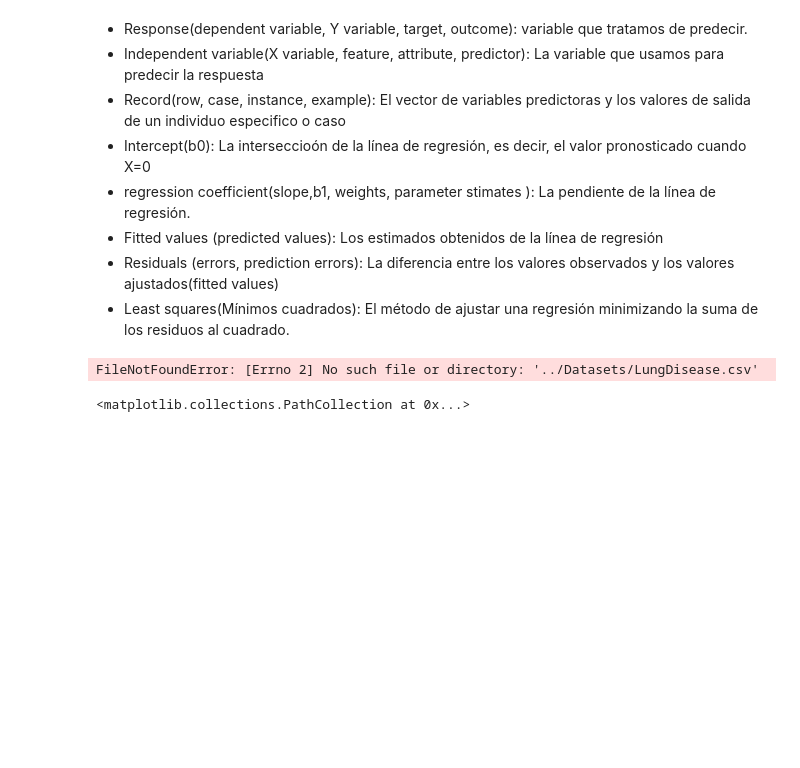
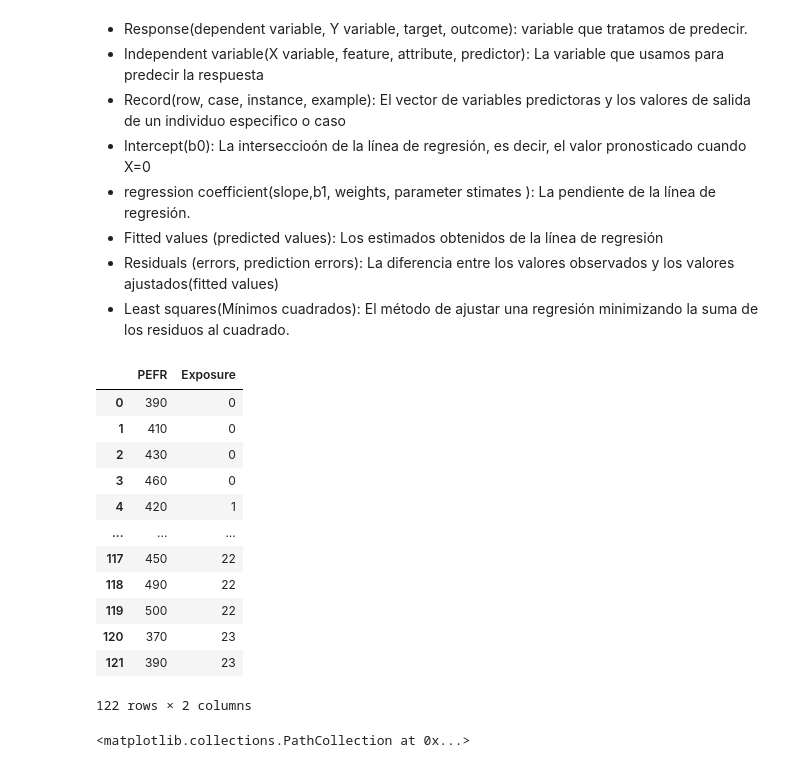
Before and after one commit to TrellixVulnTeam/Curso_AI_EFFP, a Jupyter notebook: linear regression.ipynb, the cells around one changed output. Saved outputs shown, nothing was run; the diff lists cells and outputs as text; code cells hidden in the pictures; blank space fills up the shorter version.

```diff
--- a/linear regression.ipynb
+++ b/linear regression.ipynb
@@ -13,11 +13,23 @@ import matplotlib.pyplot as plt
 from sklearn import linear_model
 import numpy as np
 # %%
-data = pd.read_csv(".Data.csv")
+data = pd.read_csv("./Data.csv")
 
 data
 # %% [output]
+|  | PEFR | Exposure |
+| 0 | 390 | 0 |
+| 1 | 410 | 0 |
+| 2 | 430 | 0 |
+| 3 | 460 | 0 |
+| 4 | 420 | 1 |
+| ... | ... | ... |
+| 117 | 450 | 22 |
+| 118 | 490 | 22 |
+| 119 | 500 | 22 |
+| 120 | 370 | 23 |
+| 121 | 390 | 23 |
-FileNotFoundError: [Errno 2] No such file or directory: '../Datasets/LungDisease.csv'
+122 rows × 2 columns
 # %%
 plt.scatter(data.Exposure,data.PEFR)
 # %% [output]
```
Also changed, not shown: parts of 2 cells of this notebook.
